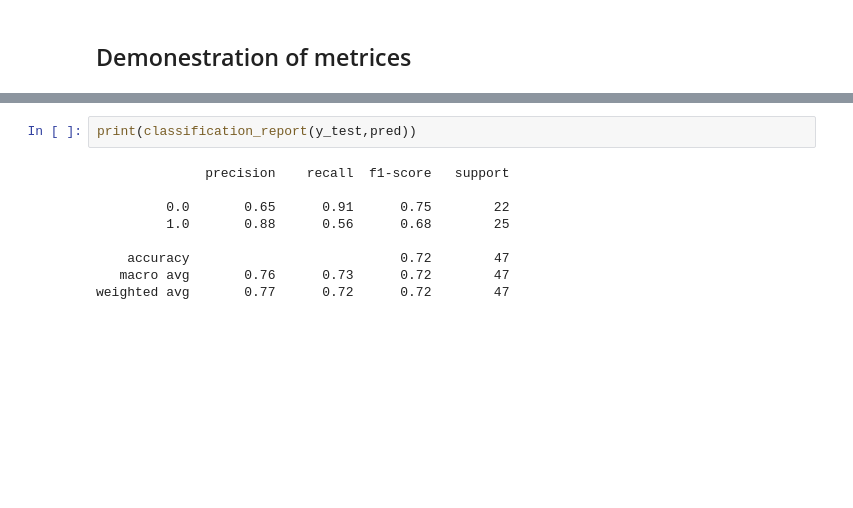
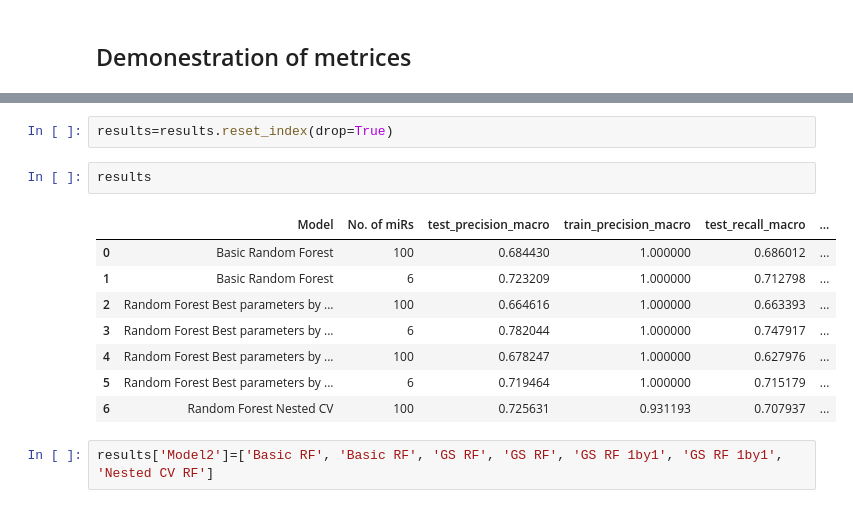
Before and after one commit to MehrdadSamadishadlou/miR_Signature_MI_GSE61741, a Jupyter notebook: log2_RF.ipynb, the cells around one changed output, grey strips where cells are left out. Saved outputs shown, nothing was run; the diff lists cells and outputs as text; blank space fills up the shorter version.

```diff
--- a/log2_RF.ipynb
+++ b/log2_RF.ipynb
@@ -681,11 +449,15 @@ sns.heatmap(df_cm,annot=True, cmap='Blues_r');
-# %%
-print(classification_report(y_test,pred))
-# %% [output]
-              precision    recall  f1-score   support
-
-         0.0       0.65      0.91      0.75        22
-         1.0       0.88      0.56      0.68        25
-
-    accuracy                           0.72        47
-   macro avg       0.76      0.73      0.72        47
-weighted avg       0.77      0.72      0.72        47
+# %%
+results=results.reset_index(drop=True)
+# %%
+results
+# %% [output]
+|  | Model | No. of miRs | test_precision_macro | train_precision_macro | test_recall_macro | ... |
+| 0 | Basic Random Forest | 100 | 0.684430 | 1.000000 | 0.686012 | ... |
+| 1 | Basic Random Forest | 6 | 0.723209 | 1.000000 | 0.712798 | ... |
+| 2 | Random Forest Best parameters by ... | 100 | 0.664616 | 1.000000 | 0.663393 | ... |
+| 3 | Random Forest Best parameters by ... | 6 | 0.782044 | 1.000000 | 0.747917 | ... |
+| 4 | Random Forest Best parameters by ... | 100 | 0.678247 | 1.000000 | 0.627976 | ... |
+| 5 | Random Forest Best parameters by ... | 6 | 0.719464 | 1.000000 | 0.715179 | ... |
+| 6 | Random Forest Nested CV | 100 | 0.725631 | 0.931193 | 0.707937 | ... |
+# %%
+results['Model2']=['Basic RF', 'Basic RF', 'GS RF', 'GS RF', 'GS RF 1by1', 'GS RF 1by1', 'Nested CV RF']
```
Also changed, not shown: parts of 48 cells of this notebook, 2 other files.
